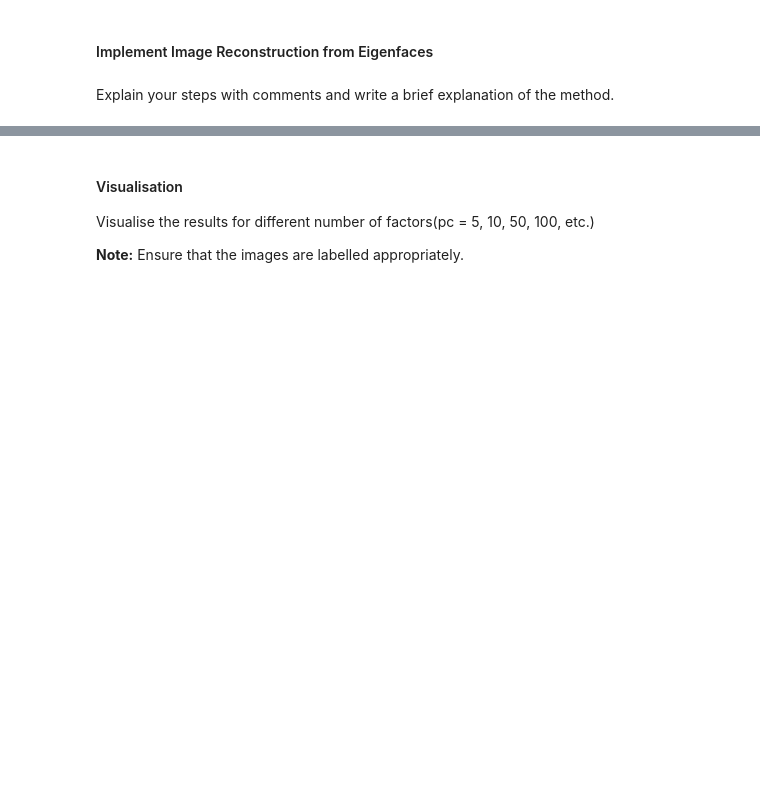
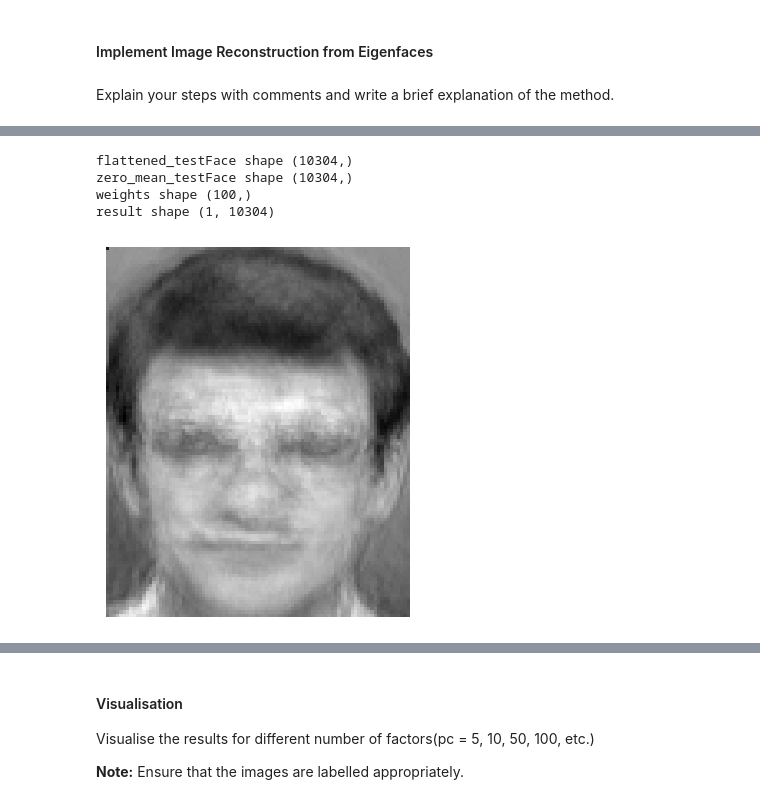
Before and after one commit to oops-moment/SMAI-SEM6, a Jupyter notebook: rollnumber_A2/rollnumber_A2_Q3/Q3.ipynb, the cells around one changed output, grey strips where cells are left out. Drawn from its saved outputs; the diff is of its cells as text; code cells hidden in the pictures; blank space fills up the shorter version.

```diff
--- a/rollnumber_A2/rollnumber_A2_Q3/Q3.ipynb
+++ b/rollnumber_A2/rollnumber_A2_Q3/Q3.ipynb
@@ -256,9 +210,0 @@ griddisplay(reconstructed_faces)
-# %%
-def imageReconstruction(testFace, eigenFaces, meanFace):
-    """
-    Helper function to reconstruct images
-    """
-
-    # your code here
-
-    return None
@@ -264,0 +238,40 @@ def imageReconstruction(testFace, eigenFaces, meanFace):
+# %%
+def imageReconstruction(testFace, eigenFaces, meanFace,numComponents):
+    """
+    Helper function to reconstruct images
+    """
+    # STEP 1 : flatten the test face
+    flattened_testFace = testFace.flatten()
+    print("flattened_testFace shape",flattened_testFace.shape)
+
+    # STEP 2 SUBTRACT THE MEAN FACE
+    zero_mean_testFace = flattened_testFace - meanFace
+    print("zero_mean_testFace shape",zero_mean_testFace.shape)
+
+    # STEP 3 : COMPUTE WEIGHTS
+    weights = np.dot(zero_mean_testFace, eigenFaces)
+    print("weights shape",weights.shape)
+
+    # STEP 4 : RECONSTRUCT THE FACES Ir= meanface + eigen faces*weights
+
+    weights_reshaped = weights.reshape(1, numComponents, 1)
+    result = np.sum(weights_reshaped * eigenFaces.T, axis=1)
+    print("result shape",result.shape)
+    reconstrcuted_faces = result + meanFace
+
+    reconstrcuted_faces_resize = reconstrcuted_faces.reshape((reconstrcuted_faces.shape[0], 112, 92))
+    # plot it for better visulisation
+
+    plt.imshow(reconstrcuted_faces_resize[0], cmap='gray')
+    plt.axis('off')
+    return reconstrcuted_faces,weights
+# %%
+# lets plot test face zero so it better visulize
+# plt.imshow(testFaces[0], cmap='gray')
+recons_face,weight=imageReconstruction(testFaces[0], eigen_faces, mean_face)
+# %% [output]
+flattened_testFace shape (10304,)
+zero_mean_testFace shape (10304,)
+weights shape (100,)
+result shape (1, 10304)
+[figure, added]
```
Also changed, not shown: parts of 21 cells of this notebook.
